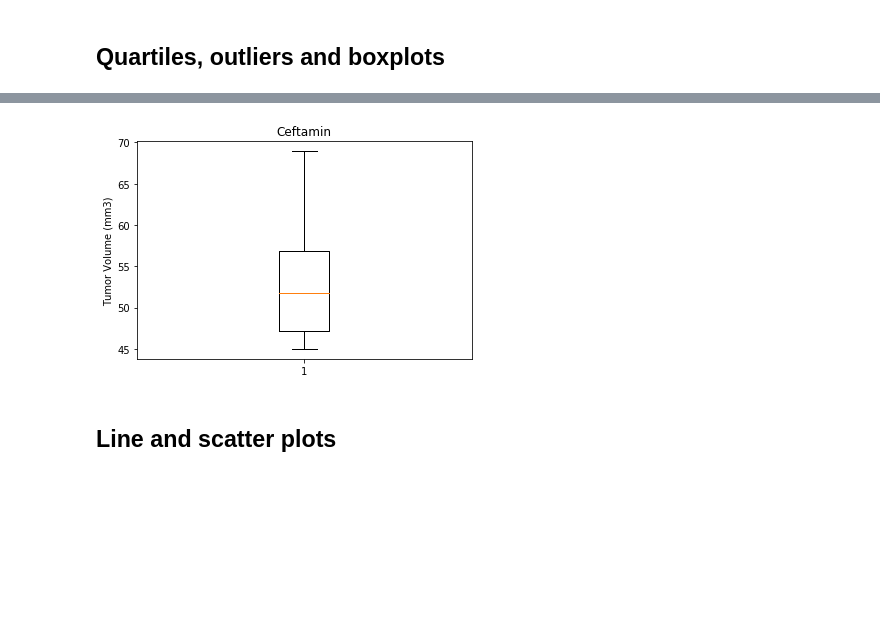
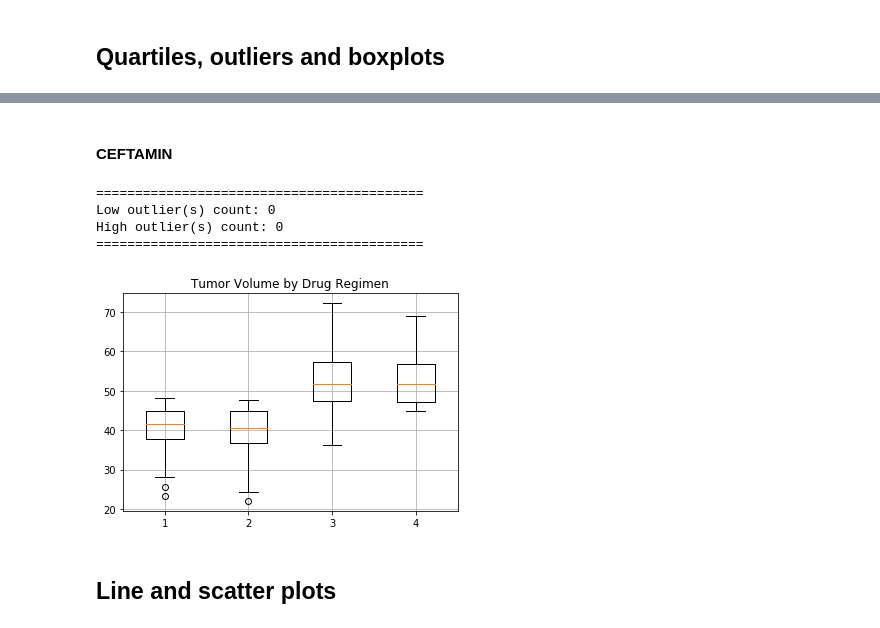
Before and after one commit to herge008/matplotlib-challenge, a Jupyter notebook: Phymaceuticals.ipynb, the cells around one changed output, grey strips where cells are left out. Cells and saved outputs as stored; diff of their text form; code cells hidden in the pictures; blank space fills up the shorter version.

```diff
--- a/Phymaceuticals.ipynb
+++ b/Phymaceuticals.ipynb
@@ -201,27 +229,57 @@ plt.show()
+# %% [markdown]
+#### CEFTAMIN
 # %%
 ceftamin = merged_df.loc[merged_df["Drug Regimen"] == "Ceftamin"]
+Q1_cef = np.percentile(ceftamin['Tumor Volume (mm3)'], 25)
+Q2_cef = np.percentile(ceftamin['Tumor Volume (mm3)'], 50)
+Q3_cef = np.percentile(ceftamin['Tumor Volume (mm3)'], 75)
+IQR_cef = Q3_cef - Q1_cef
+upper_boundary_cef = Q3_cef + (1.5 * IQR_cef)
+lower_boundary_cef = Q1_cef - (1.5 * IQR_cef)
 
-Q1 = np.percentile(ceftamin['Tumor Volume (mm3)'], 25)
-Q2 = np.percentile(ceftamin['Tumor Volume (mm3)'], 50)
-Q3 = np.percentile(ceftamin['Tumor Volume (mm3)'], 75)
-IQR = Q3 - Q1
-upper_boundary = Q3 + (1.5 * IQR)
-lower_boundary = Q1 - (1.5 * IQR)
+low_outliers_cef = ceftamin[ceftamin['Tumor Volume (mm3)'] <= lower_boundary_cef]
+low_outliers_cef = low_outliers_cef['Tumor Volume (mm3)'].count()
 
-#print("(Q1) Lower Quartile: %s"%(Q1))
-#print("(Q2) Median: %s"%(Q2))
-#print("(Q3) Upper Quartile: %s"%(Q3))
-#print("Interquartile Range: %s"%(IQR))
-#print("Upper Boundary: %s"%(upper_boundary))
-#print("Lower Boundary: %s"%(lower_boundary))
+high_outliers_cef = ceftamin[ceftamin['Tumor Volume (mm3)'] >= upper_boundary_cef]
+high_outliers_cef = high_outliers_cef['Tumor Volume (mm3)'].count()
 
-cef_tumors = ceftamin['Tumor Volume (mm3)']
-fig1, ax1 = plt.subplots()
-ax1.set_title('Ceftamin')
-ax1.set_ylabel('Tumor Volume (mm3)')
-ax1.boxplot(cef_tumors)
-plt.show()
+# print("==========================================")
+# print("(Q1) Lower Quartile: %s"%(Q1_cef))
+# print("(Q2) Median: %s"%(Q2_cef))
+# print("(Q3) Upper Quartile: %s"%(Q3_cef))
+# print("Interquartile Range: %s"%(IQR_cef))
+# print("Upper Boundary: %s"%(upper_boundary_cef))
+# print("Lower Boundary: %s"%(lower_boundary_cef))
+print("==========================================")
+print("Low outlier(s) count: %s"%(low_outliers_cef))
+print("High outlier(s) count: %s"%(high_outliers_cef))
+print("==========================================")
 # %% [output]
-[figure, removed]
+==========================================
+Low outlier(s) count: 0
+High outlier(s) count: 0
+==========================================
+# %%
+# Generate a box plot of the final tumor volume of each mouse across four regimens of interest
+capomulin = merged_df.loc[merged_df["Drug Regimen"] == "Capomulin"]
+cap_tumors = capomulin['Tumor Volume (mm3)']
+
+ramicane = merged_df.loc[merged_df["Drug Regimen"] == "Ramicane"]
+ram_tumors = ramicane['Tumor Volume (mm3)']
+
+infubinol = merged_df.loc[merged_df["Drug Regimen"] == "Infubinol"]
+inf_tumors = infubinol['Tumor Volume (mm3)']
+
+ceftamin = merged_df.loc[merged_df["Drug Regimen"] == "Ceftamin"]
+cef_tumors = ceftamin['Tumor Volume (mm3)']
+
+data = [cap_tumors, ram_tumors, inf_tumors, cef_tumors]
+fig7, ax7 = plt.subplots()
+ax7.set_title('Tumor Volume by Drug Regimen')
+ax7.boxplot(data)
+plt.grid()
+plt.show()
+# %% [output]
+[figure, added]
 # %% [markdown]
 ## Line and scatter plots
```
Also changed, not shown: parts of 17 cells of this notebook.
